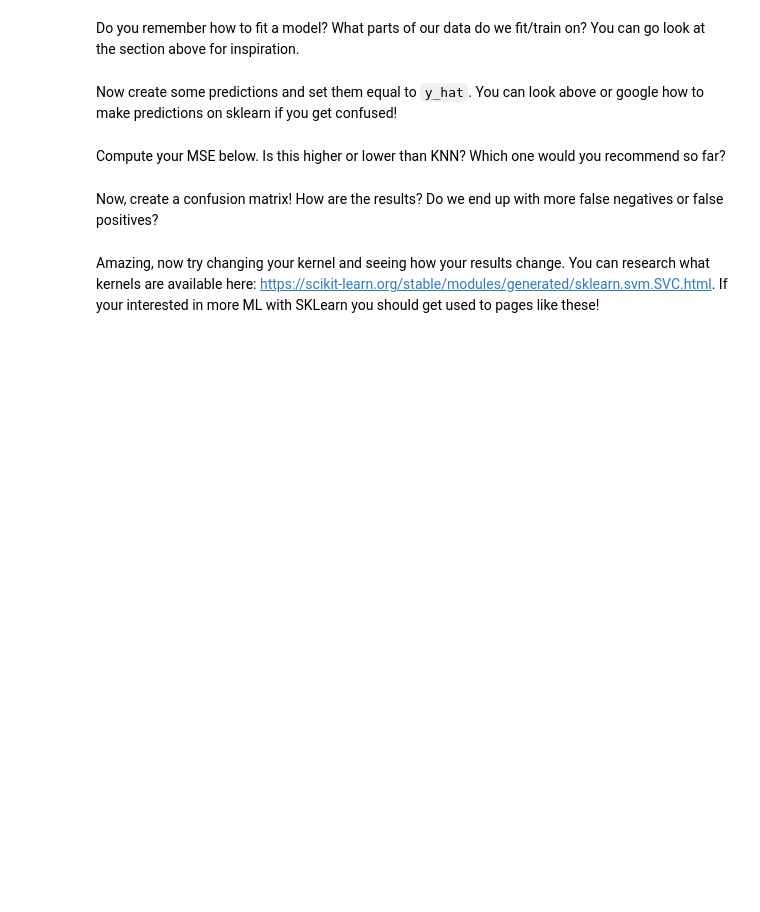
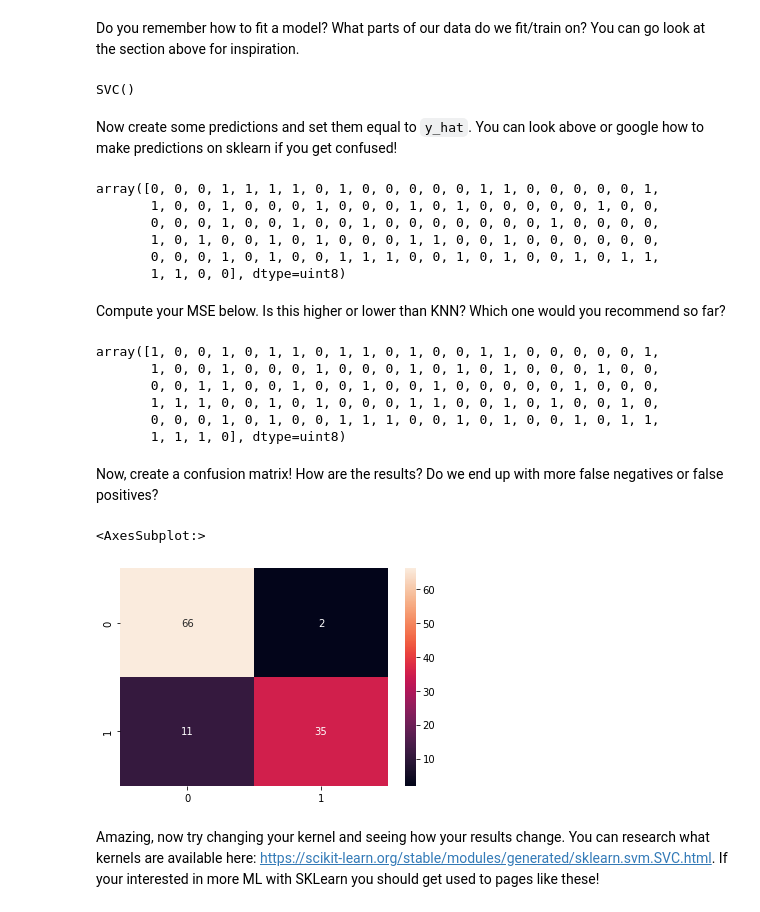
Before and after one commit to brip/SC22-BatchC-shimmering-pythons, a Jupyter notebook: Emilia/Cancer_detection.ipynb, the cells around one changed output. Drawn from its saved outputs; the diff is of its cells as text; code cells hidden in the pictures; blank space fills up the shorter version.

```diff
--- a/Emilia/Cancer_detection.ipynb
+++ b/Emilia/Cancer_detection.ipynb
@@ -215,5 +207,6 @@ KeyError: 'outcome'
 # %%
 # Create a variable named input_columns and set it equal to breast_cancer.loc[:, breast_cancer.columns != "outcome"]. This means our inputs are every single column except for column!
+input_columns = breast_cancer.loc[:, breast_cancer.columns != "outcome"]
 # %% [markdown]
 ### Splitting the Data
 
@@ -316,17 +345,40 @@ I know it was a lot of information in the last section, but the code is *basical
 # %%
 from sklearn.svm import SVC
 #Create your model object -- you can go back and change the kernel argument after evaluating your data.
+my_Svm_model = SVC()
 # %% [markdown]
 Do you remember how to fit a model? What parts of our data do we fit/train on? You can go look at the section above for inspiration.
 # %%
 #fit your model
+my_Svm_model.fit(x_train, y_train)
+# %% [output]
+SVC()
 # %% [markdown]
 Now create some predictions and set them equal to `y_hat`. You can look above or google how to make predictions on sklearn if you get confused!
 # %%
 #create some predictions on your testing inputs and set them equal to y_hat.
+
+y_hat = my_Svm_model.predict(x_test)
+# %%
+y_hat
+# %% [output]
+array([0, 0, 0, 1, 1, 1, 1, 0, 1, 0, 0, 0, 0, 0, 1, 1, 0, 0, 0, 0, 0, 1,
+       1, 0, 0, 1, 0, 0, 0, 1, 0, 0, 0, 1, 0, 1, 0, 0, 0, 0, 0, 1, 0, 0,
+       0, 0, 0, 1, 0, 0, 1, 0, 0, 1, 0, 0, 0, 0, 0, 0, 0, 1, 0, 0, 0, 0,
+       1, 0, 1, 0, 0, 1, 0, 1, 0, 0, 0, 1, 1, 0, 0, 1, 0, 0, 0, 0, 0, 0,
+       0, 0, 0, 1, 0, 1, 0, 0, 1, 1, 1, 0, 0, 1, 0, 1, 0, 0, 1, 0, 1, 1,
+       1, 1, 0, 0], dtype=uint8)
 # %% [markdown]
 Compute your MSE below. Is this higher or lower than KNN? Which one would you recommend so far?
 # %%
 #Compute your MSE.
+np.array(y_test)
+# %% [output]
+array([1, 0, 0, 1, 0, 1, 1, 0, 1, 1, 0, 1, 0, 0, 1, 1, 0, 0, 0, 0, 0, 1,
+       1, 0, 0, 1, 0, 0, 0, 1, 0, 0, 0, 1, 0, 1, 0, 1, 0, 0, 0, 1, 0, 0,
+       0, 0, 1, 1, 0, 0, 1, 0, 0, 1, 0, 0, 1, 0, 0, 0, 0, 0, 1, 0, 0, 0,
+       1, 1, 1, 0, 0, 1, 0, 1, 0, 0, 0, 1, 1, 0, 0, 1, 0, 1, 0, 0, 1, 0,
+       0, 0, 0, 1, 0, 1, 0, 0, 1, 1, 1, 0, 0, 1, 0, 1, 0, 0, 1, 0, 1, 1,
+       1, 1, 1, 0], dtype=uint8)
 # %% [markdown]
 Now, create a confusion matrix! How are the results? Do we end up with more false negatives or false positives?
@@ -335,3 +385,11 @@ Now, create a confusion matrix! How are the results? Do we end up with more fals
+# %%
+
+from sklearn.metrics import confusion_matrix
+import seaborn as sns
+sns.heatmap(confusion_matrix(y_test, y_hat), annot=True, fmt='g')
+# %% [output]
+<AxesSubplot:>
+[figure, added]
 # %% [markdown]
 Amazing, now try changing your kernel and seeing how your results change. You can research what kernels are available here: https://scikit-learn.org/stable/modules/generated/sklearn.svm.SVC.html. If your interested in more ML with SKLearn you should get used to pages like these!
 # %% [markdown]
```
Also changed, not shown: parts of 14 cells of this notebook, 58 other files.
